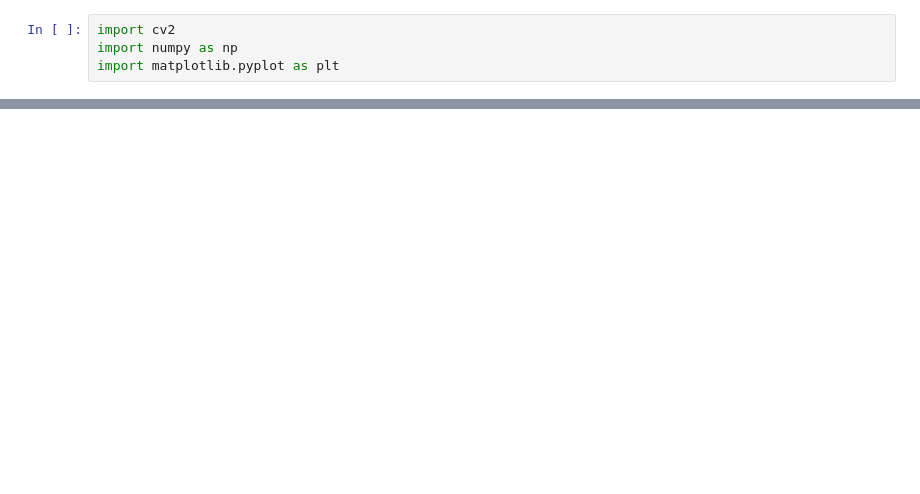
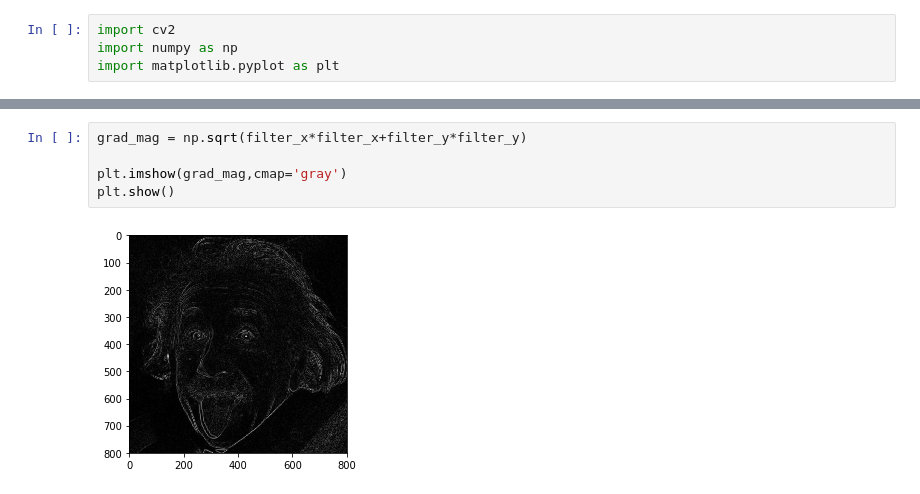
Before and after one commit to djzts/CSCI5561, a Jupyter notebook: HW1/Untitled.ipynb, the cells around one changed output, grey strips where cells are left out. Saved outputs shown, nothing was run; the diff lists cells and outputs as text; blank space fills up the shorter version.

```diff
--- a/HW1/Untitled.ipynb
+++ b/HW1/Untitled.ipynb
@@ -16,0 +44,7 @@ get_differential_filter(im)
+# %%
+grad_mag = np.sqrt(filter_x*filter_x+filter_y*filter_y)
+
+plt.imshow(grad_mag,cmap='gray')
+plt.show()
+# %% [output]
+[figure, added]
```
Also changed, not shown: parts of 9 cells of this notebook.
